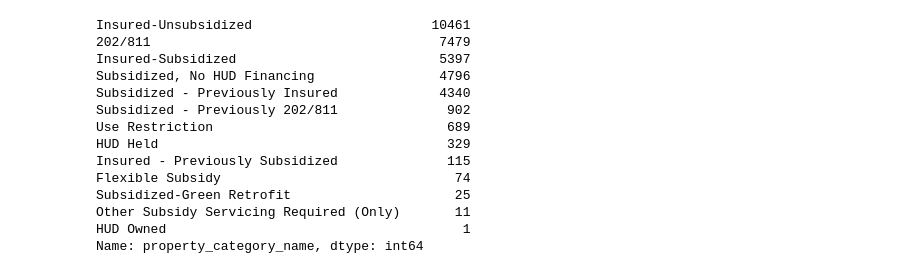
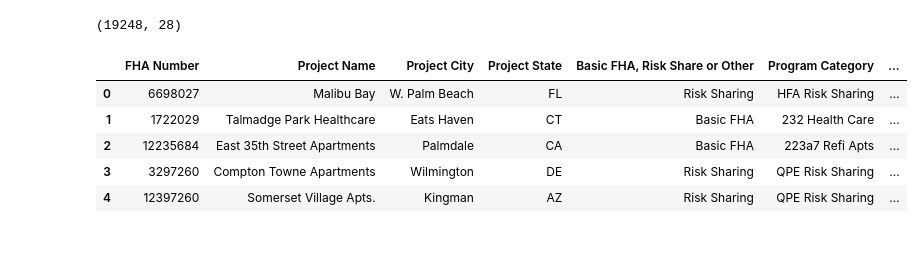
Before and after one commit to aleclhartman/personal_projects, a Jupyter notebook: testfit_wrangle.ipynb, the cells around one changed output. Cells and saved outputs as stored; diff of their text form; code cells hidden in the pictures; blank space fills up the shorter version.

```diff
--- a/testfit_wrangle.ipynb
+++ b/testfit_wrangle.ipynb
@@ -23,17 +6,12 @@ df
-# %%
-df.property_category_name.value_counts()
-# %% [output]
-Insured-Unsubsidized                       10461
-202/811                                     7479
-Insured-Subsidized                          5397
-Subsidized, No HUD Financing                4796
-Subsidized - Previously Insured             4340
-Subsidized - Previously 202/811              902
-Use Restriction                              689
-HUD Held                                     329
-Insured - Previously Subsidized              115
-Flexible Subsidy                              74
-Subsidized-Green Retrofit                     25
-Other Subsidy Servicing Required (Only)       11
-HUD Owned                                      1
-Name: property_category_name, dtype: int64
+# %%
+initial_endorsements = pd.read_excel("Initi_Endores_Firm Comm_DB_FY06_FY20_Q2.xlsx", sheet_name="Initial Endorsements", header=6)
+print(initial_endorsements.shape)
+initial_endorsements.head()
+# %% [output]
+(19248, 28)
+|  | FHA Number | Project Name | Project City | Project State | Basic FHA, Risk Share or Other | Program Category | ... |
+| 0 | 6698027 | Malibu Bay | W. Palm Beach | FL | Risk Sharing | HFA Risk Sharing | ... |
+| 1 | 1722029 | Talmadge Park Healthcare | Eats Haven | CT | Basic FHA | 232 Health Care | ... |
+| 2 | 12235684 | East 35th Street Apartments | Palmdale | CA | Basic FHA | 223a7 Refi Apts | ... |
+| 3 | 3297260 | Compton Towne Apartments | Wilmington | DE | Risk Sharing | QPE Risk Sharing | ... |
+| 4 | 12397260 | Somerset Village Apts. | Kingman | AZ | Risk Sharing | QPE Risk Sharing | ... |
```
Also changed, not shown: parts of 4 cells of this notebook, 1 other file.
